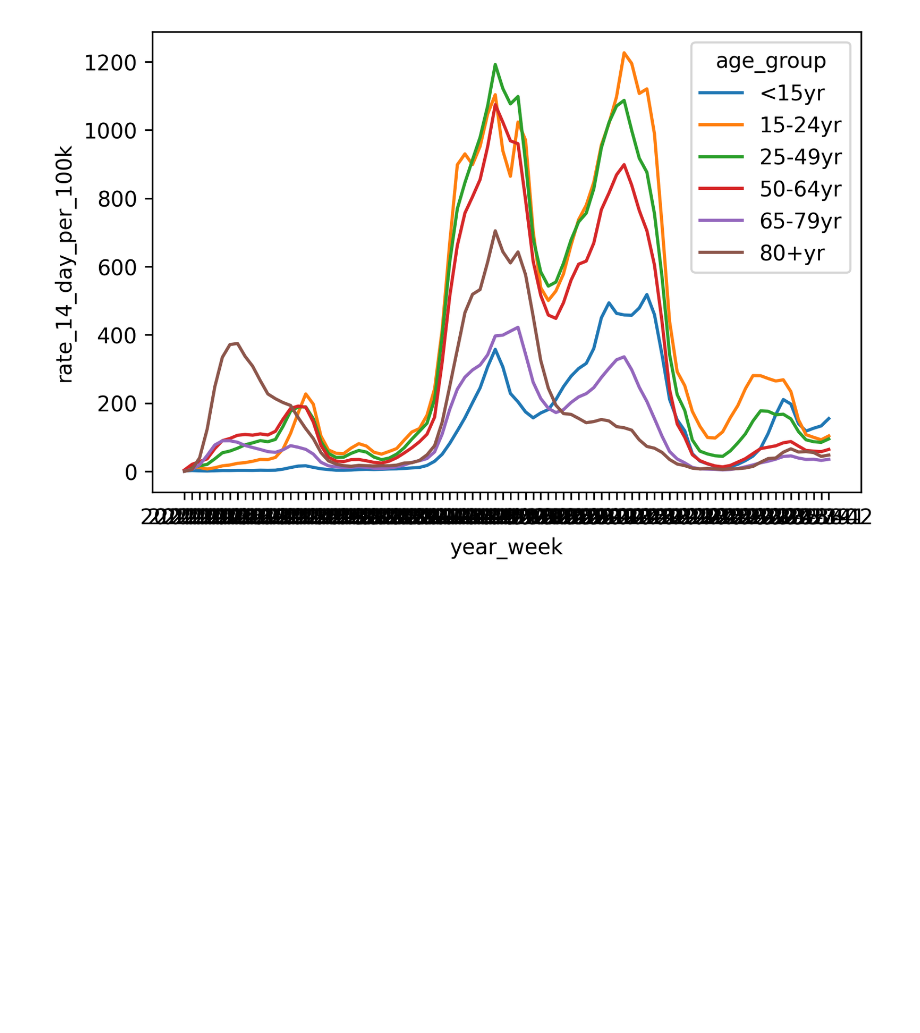
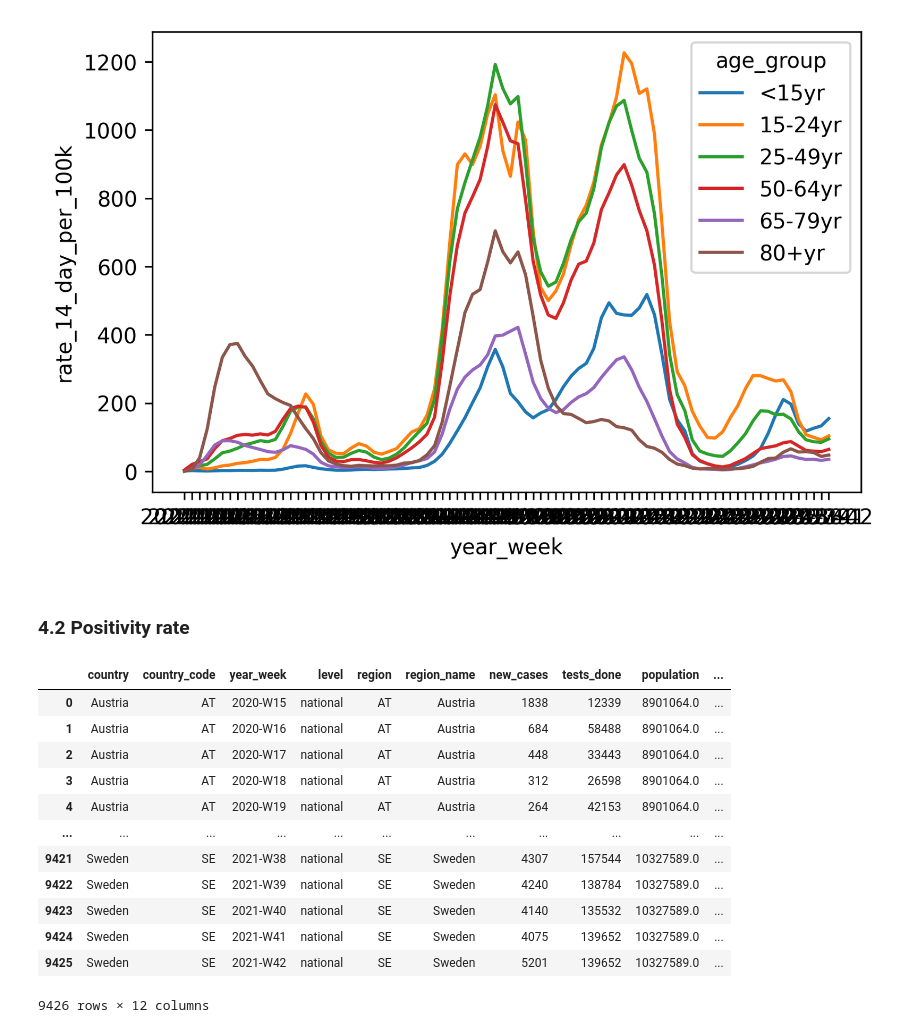
Before and after one commit to Anna-MariaSjolund/Data-Handling-Anna-MariaSjolund, a Jupyter notebook: Labs/Covid-Lab/covid_lab.ipynb, the cells around one changed output. Saved outputs shown, nothing was run; the diff lists cells and outputs as text; code cells hidden in the pictures; blank space fills up the shorter version.

```diff
--- a/Labs/Covid-Lab/covid_lab.ipynb
+++ b/Labs/Covid-Lab/covid_lab.ipynb
@@ -799,3 +800,22 @@ plt.figure(dpi=300)
 plot = sns.lineplot(data=cases_age_swe_no_NaN, x="year_week", y="rate_14_day_per_100k", hue="age_group")
 # %% [output]
 [figure]
+# %% [markdown]
+### 4.2 Positivity rate
+# %%
+testing_rate = pd.read_excel("data/testing_for_covid-19.xlsx")
+testing_rate
+# %% [output]
+|  | country | country_code | year_week | level | region | region_name | new_cases | tests_done | population | ... |
+| 0 | Austria | AT | 2020-W15 | national | AT | Austria | 1838 | 12339 | 8901064.0 | ... |
+| 1 | Austria | AT | 2020-W16 | national | AT | Austria | 684 | 58488 | 8901064.0 | ... |
+| 2 | Austria | AT | 2020-W17 | national | AT | Austria | 448 | 33443 | 8901064.0 | ... |
+| 3 | Austria | AT | 2020-W18 | national | AT | Austria | 312 | 26598 | 8901064.0 | ... |
+| 4 | Austria | AT | 2020-W19 | national | AT | Austria | 264 | 42153 | 8901064.0 | ... |
+| ... | ... | ... | ... | ... | ... | ... | ... | ... | ... | ... |
+| 9421 | Sweden | SE | 2021-W38 | national | SE | Sweden | 4307 | 157544 | 10327589.0 | ... |
+| 9422 | Sweden | SE | 2021-W39 | national | SE | Sweden | 4240 | 138784 | 10327589.0 | ... |
+| 9423 | Sweden | SE | 2021-W40 | national | SE | Sweden | 4140 | 135532 | 10327589.0 | ... |
+| 9424 | Sweden | SE | 2021-W41 | national | SE | Sweden | 4075 | 139652 | 10327589.0 | ... |
+| 9425 | Sweden | SE | 2021-W42 | national | SE | Sweden | 5201 | 139652 | 10327589.0 | ... |
+9426 rows × 12 columns
```
Also changed, not shown: parts of 18 cells of this notebook, 10 other files.
